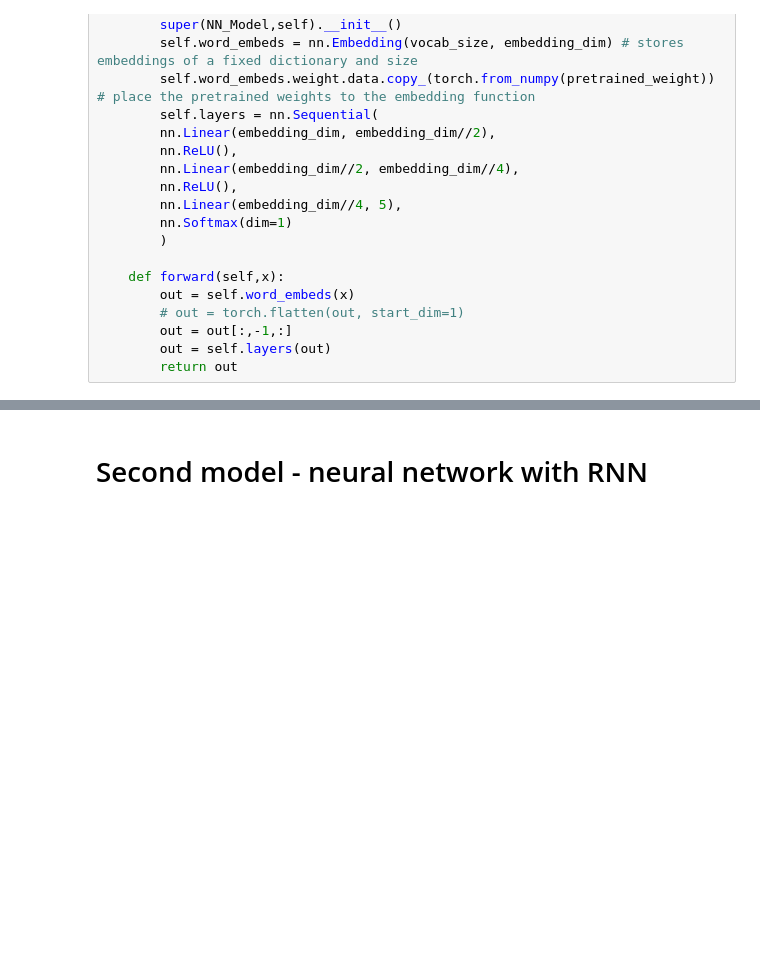
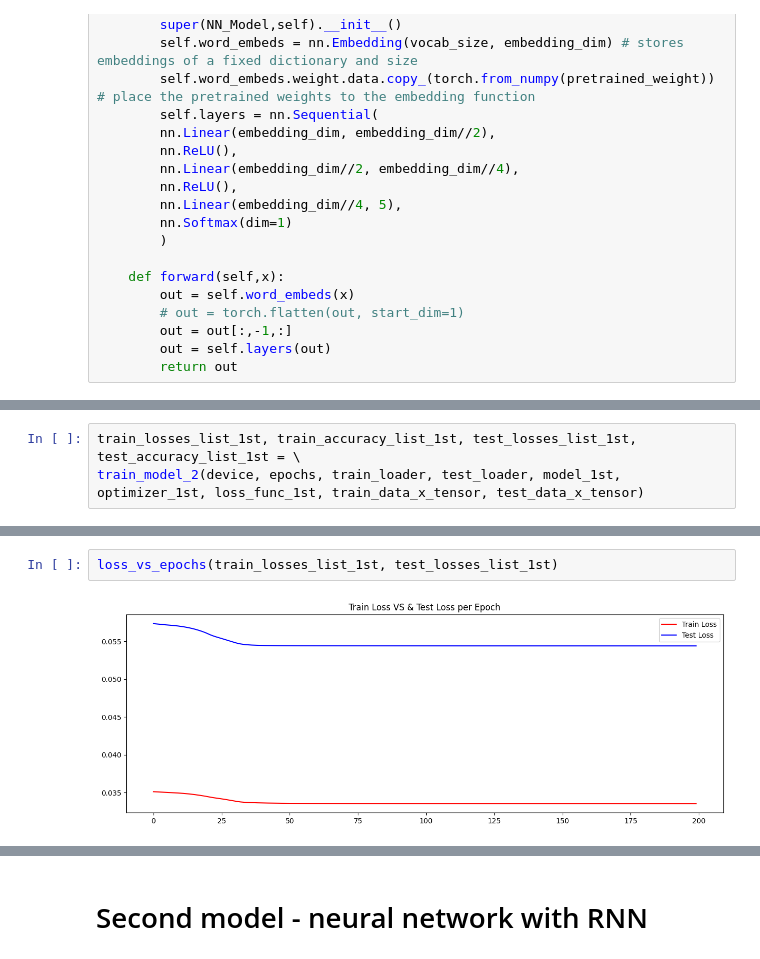
Before and after one commit to daniellepidt/deep-learning-emojify, a Jupyter notebook: EX_3_TAU.ipynb, the cells around one changed output, grey strips where cells are left out. Drawn from its saved outputs; the diff is of its cells as text; blank space fills up the shorter version.

Commit message:
Two model done, needed to imporove.

```diff
--- a/EX_3_TAU.ipynb
+++ b/EX_3_TAU.ipynb
@@ -299,0 +353,3 @@ class NN_Model(nn.Module):
+# %%
+train_losses_list_1st, train_accuracy_list_1st, test_losses_list_1st, test_accuracy_list_1st = \
+train_model_2(device, epochs, train_loader, test_loader, model_1st, optimizer_1st, loss_func_1st, train_data_x_tensor, test_data_x_tensor)
@@ -299,0 +377,4 @@ class NN_Model(nn.Module):
+# %%
+loss_vs_epochs(train_losses_list_1st, test_losses_list_1st)
+# %% [output]
+[figure, added]
```
Also changed, not shown: parts of 21 cells of this notebook.
